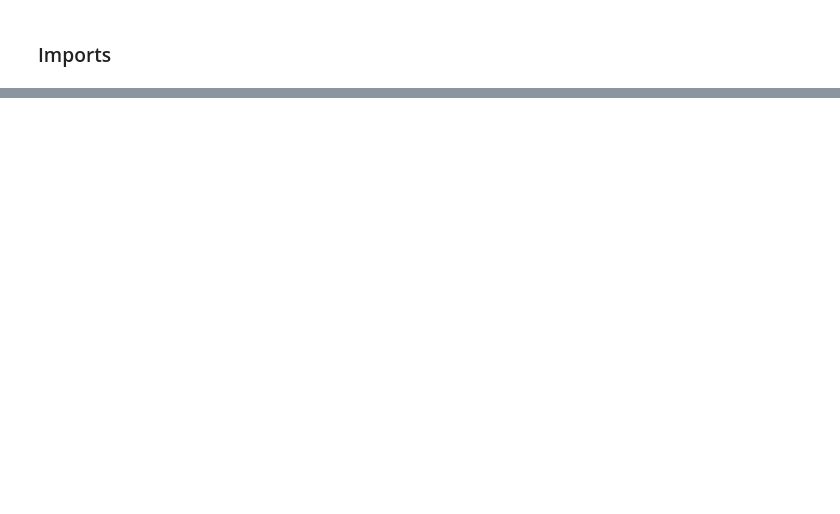
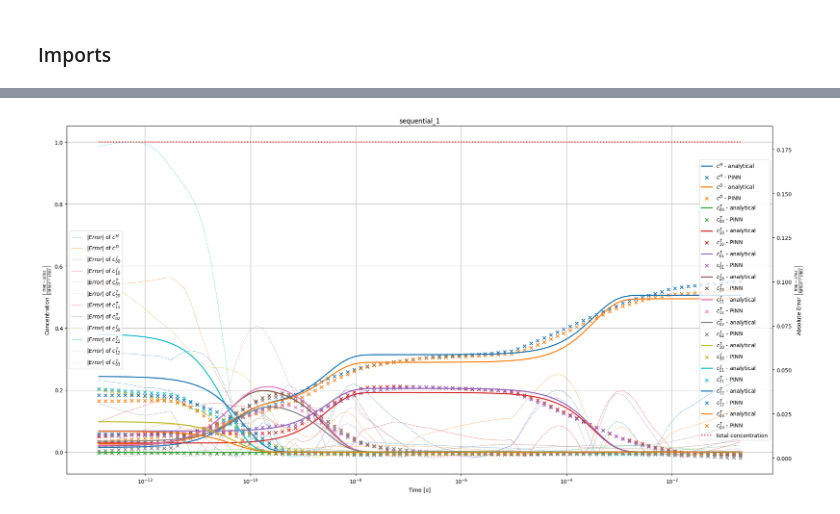
Before and after one commit to Davidxdydz/TrapDiffusion, a Jupyter notebook: Training.ipynb, the cells around one changed output, grey strips where cells are left out. Cells and saved outputs as stored; diff of their text form; code cells hidden in the pictures; blank space fills up the shorter version.

Commit message:
use new training

```diff
--- a/Training.ipynb
+++ b/Training.ipynb
@@ -442,0 +24,12 @@ plt.show()
+# %%
+model = keras.Sequential(
+    [
+        Input(shape= (info["input_channels"],)),
+        Dense(256,activation="relu"),
+        Dense(256,activation="relu"),
+        Dense(256,activation="relu"),
+        Dense(info["output_channels"], activation="leaky_relu"),
+        Normalizer(norm_loss_weight=0.1)
+    ]
+)
+model.summary()
@@ -442,0 +54,23 @@ plt.show()
+# %%
+model.compile(
+    optimizer=keras.optimizers.Adam(learning_rate=3e-3),
+    loss = "mse",
+    metrics = [
+        MaxAbsoluteError(),
+        # MeanAbsoluteMassLoss(),
+        "mae"
+    ]
+    )
+# %%
+model.fit(
+    train_x,
+    train_y,
+    validation_data = (val_x, val_y),
+    batch_size=2**12,
+    epochs=60,
+    shuffle = True,
+    callbacks = [
+        CustomTensorboard("logs/momi_fixed_normalized"),
+        keras.callbacks.LearningRateScheduler(manual_scheduler),
+    ],
+)
@@ -442,0 +118,5 @@ plt.show()
+# %%
+momi = MultiOccupationMultiIsotope(fixed=True)
+# %%
+momi.evaluate(model, pre_normalized=True, initial_values=val_x[1791,1:], n_eval=100, log_t_eval=True)
+# %% [output]
@@ -442,0 +124 @@ plt.show()
+[figure, added]
```
Also changed, not shown: parts of 43 cells of this notebook.
